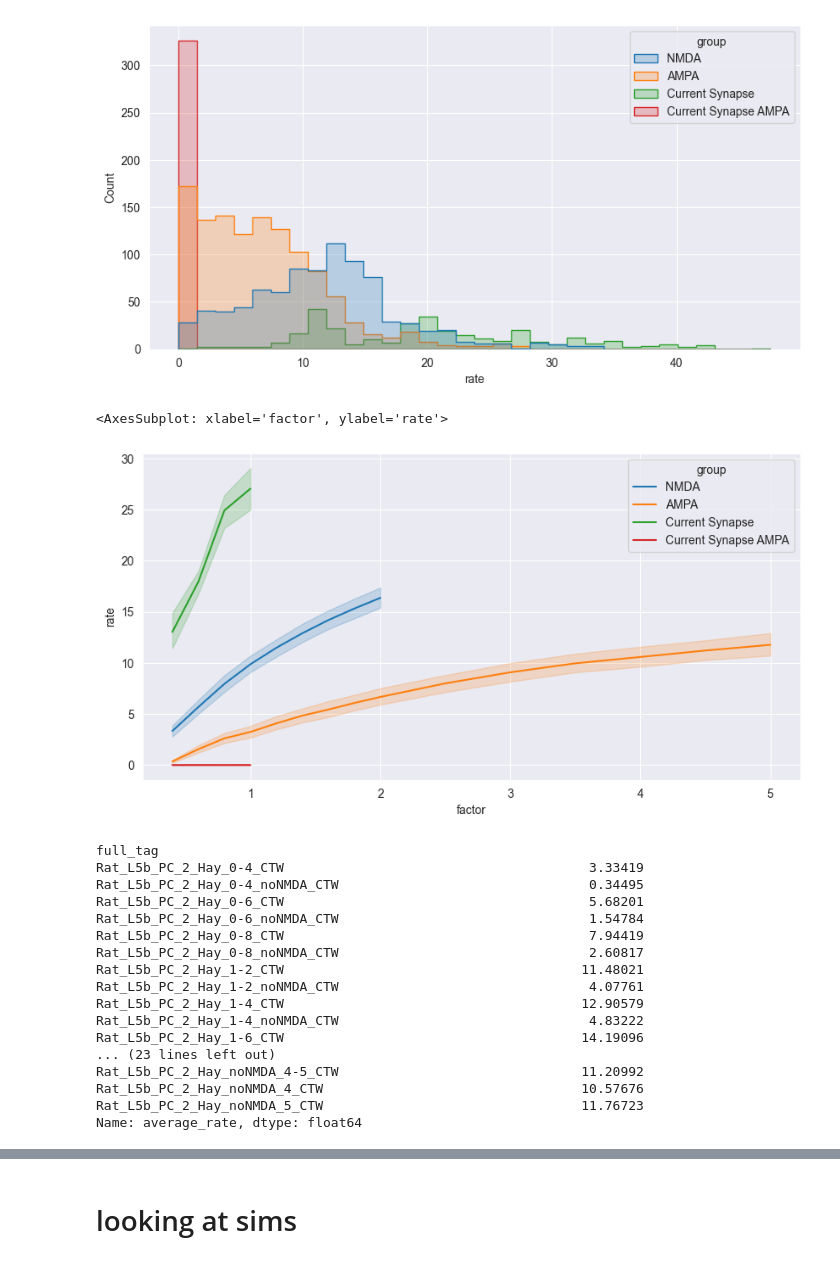
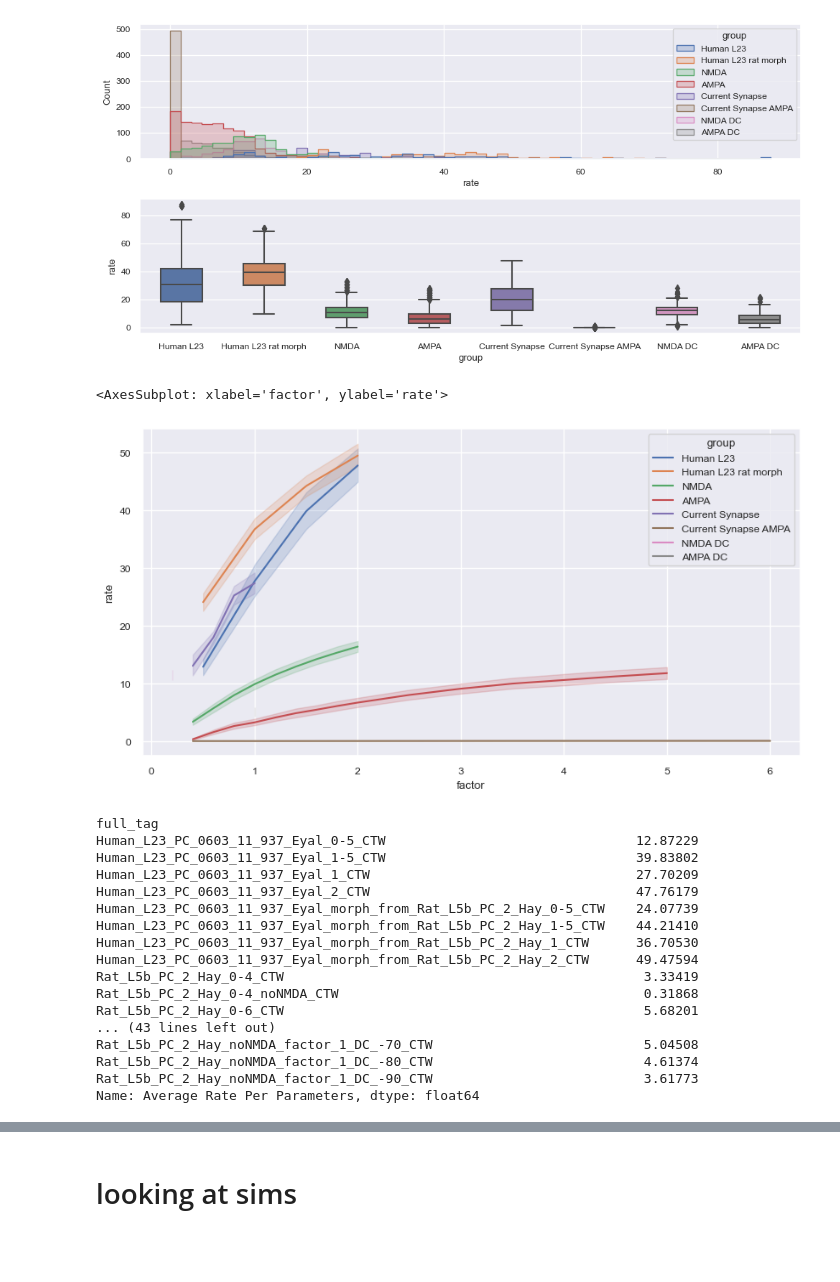
Before and after one commit to NitzanLux/neuron_mi, a Jupyter notebook: entropy_CTW_eval.ipynb, the cells around one changed output, grey strips where cells are left out. Saved outputs shown, nothing was run; the diff lists cells and outputs as text; code cells hidden in the pictures.

```diff
--- a/entropy_CTW_eval.ipynb
+++ b/entropy_CTW_eval.ipynb
@@ -17,5 +17,6 @@ import re
 from typing import List, Iterable, Dict
 
 AVARAGE_RATE_ROUND_FACTOR = 5
+sns.set(font_scale = 0.8)
 
 plt.rcParams['figure.figsize'] = [10, 5]
@@ -116,6 +122,10 @@ class CTWHandler():
                 elif k == 'file':
                     v = file_name_regex.match(v).group(1)
                     key_data_arr[k].append(v)
+                elif k=='entropy':
+                    v=float(v)
+                    key_data_arr[k].append(v)
+
                 else:
                     key_data_arr[k].append(v)
         df = pd.DataFrame(data=key_data_arr)
@@ -130,7 +140,6 @@ class CTWHandler():
         min_isi = {k: None for k in self.__data.keys()}
         for i in data_arr:
             indexes = np.where(i.s == 1)[0]
-            print(indexes)
             cur_min_isi = np.min(indexes[1:] - indexes[:-1] - 1)
             if min_isi[i.tag] is None:
                 min_isi[i.tag] = cur_min_isi
@@ -179,22 +188,22 @@ df = c.to_df(
                 'Current Synapse': 'Rat_L5b_PC_2_Hay_current_injection_synapses_(?:[0-9]-)?[0-9]_CTW',
                 'Current Synapse AMPA': 'Rat_L5b_PC_2_Hay_current_injection_synapses_(?:noNMDA_(?:[0-9]-)?[0-9]|(?:[0-9]-)?[0-9]_noNMDA)_CTW'}, )
 for i in df['full_tag'].unique():
-    df.loc[df['full_tag'] == i, 'average_rate'] = np.round(df.loc[df['full_tag'] == i, 'rate'].mean(),
+    df.loc[df['full_tag'] == i, 'Average Rate Per Parameters'] = np.round(df.loc[df['full_tag'] == i, 'rate'].mean(),
                                                            AVARAGE_RATE_ROUND_FACTOR)
 
-get_factor_from_tag_match = re.compile('^.*(?!DC)_([0-9](?:(?:\-|\.)[0-9]+)?)[^0-9\s]*$')
-get_dc_from_tag_match = re.compile('^.*DC_([0-9]{2})[^0-9\s]*$')
+get_factor_from_tag_match = re.compile('^.*(?!DC)_([0-9](?:(?:\-|\.)[0-9]+)?)[^0-9\s]{3}.*$')
+get_dc_from_tag_match = re.compile('^.*DC_-([0-9]{2})[^0-9\s]*$')
 
 
 def convert_tag_to_weight_factor(x):
     a = get_factor_from_tag_match.match(x)
-    print(x)
+    # print(x)
 
     if a is None:
         return 1.
     a = a.group(1)
     a = a.replace('-','.')
-    if a != x: print(x, a)
+    # if a != x: print(x, a)
 
     return float(a)
 
@@ -211,5 +220,6 @@ df['DC_factor'] = df['full_tag'].apply(convert_tag_to_dc_factor)
 df.drop_duplicates()
 # factor_order = {i: convert_tag_to_weight_factor(i) for i in df['tag'].unique()}
 df['DC_test']= df['group'].apply(lambda x: True if 'DC' in x else False)
+c.add_normalized(df, False)
 df
 # %% [output]
@@ -248,34 +239,38 @@ c.add_normalized(df, False)
 # %%
-sns.histplot(df, x='rate', hue='group', element="step")
+fig,ax = plt.subplots(2)
+sns.histplot(df, x='rate', hue='group', element="step",ax=ax[0])
+sns.boxplot(df,x='group', y='rate',ax=ax[1],width=0.5)
+# sns.box
+plt.tight_layout()
 plt.show()
 sns.lineplot(df[df['DC_factor']==-70],x='factor',y='rate',hue='group')
 # %% [output]
-[figure, old version]
+[figure, new version]
 <AxesSubplot: xlabel='factor', ylabel='rate'>
-[figure, old version]
+[figure, new version]
 # %%
 # new_df = df.groupby('full_tag').apply(lambda x: x.sample(n=1)).reset_index(drop=True)
 # new_df
-idx = df['average_rate'].groupby([df['full_tag']]).min()
+idx = df['Average Rate Per Parameters'].groupby([df['full_tag']]).min()
 idx
 # %% [output]
 full_tag
-Rat_L5b_PC_2_Hay_0-4_CTW                                       3.33419
-Rat_L5b_PC_2_Hay_0-4_noNMDA_CTW                                0.34495
-Rat_L5b_PC_2_Hay_0-6_CTW                                       5.68201
-Rat_L5b_PC_2_Hay_0-6_noNMDA_CTW                                1.54784
-Rat_L5b_PC_2_Hay_0-8_CTW                                       7.94419
-Rat_L5b_PC_2_Hay_0-8_noNMDA_CTW                                2.60817
-Rat_L5b_PC_2_Hay_1-2_CTW                                      11.48021
-Rat_L5b_PC_2_Hay_1-2_noNMDA_CTW                                4.07761
-Rat_L5b_PC_2_Hay_1-4_CTW                                      12.90579
-Rat_L5b_PC_2_Hay_1-4_noNMDA_CTW                                4.83222
-Rat_L5b_PC_2_Hay_1-6_CTW                                      14.19096
-... (23 lines left out)
-Rat_L5b_PC_2_Hay_noNMDA_4-5_CTW                               11.20992
-Rat_L5b_PC_2_Hay_noNMDA_4_CTW                                 10.57676
-Rat_L5b_PC_2_Hay_noNMDA_5_CTW                                 11.76723
-Name: average_rate, dtype: float64
+Human_L23_PC_0603_11_937_Eyal_0-5_CTW                                12.87229
+Human_L23_PC_0603_11_937_Eyal_1-5_CTW                                39.83802
+Human_L23_PC_0603_11_937_Eyal_1_CTW                                  27.70209
+Human_L23_PC_0603_11_937_Eyal_2_CTW                                  47.76179
+Human_L23_PC_0603_11_937_Eyal_morph_from_Rat_L5b_PC_2_Hay_0-5_CTW    24.07739
+Human_L23_PC_0603_11_937_Eyal_morph_from_Rat_L5b_PC_2_Hay_1-5_CTW    44.21410
+Human_L23_PC_0603_11_937_Eyal_morph_from_Rat_L5b_PC_2_Hay_1_CTW      36.70530
+Human_L23_PC_0603_11_937_Eyal_morph_from_Rat_L5b_PC_2_Hay_2_CTW      49.47594
+Rat_L5b_PC_2_Hay_0-4_CTW                                              3.33419
+Rat_L5b_PC_2_Hay_0-4_noNMDA_CTW                                       0.31868
+Rat_L5b_PC_2_Hay_0-6_CTW                                              5.68201
+... (43 lines left out)
+Rat_L5b_PC_2_Hay_noNMDA_factor_1_DC_-70_CTW                           5.04508
+Rat_L5b_PC_2_Hay_noNMDA_factor_1_DC_-80_CTW                           4.61374
+Rat_L5b_PC_2_Hay_noNMDA_factor_1_DC_-90_CTW                           3.61773
+Name: Average Rate Per Parameters, dtype: float64
 # %%
 #maximum entropy vs the value itself
 temp_df = df.copy()
```
Also changed, not shown: parts of 25 cells of this notebook, 1 other file.
